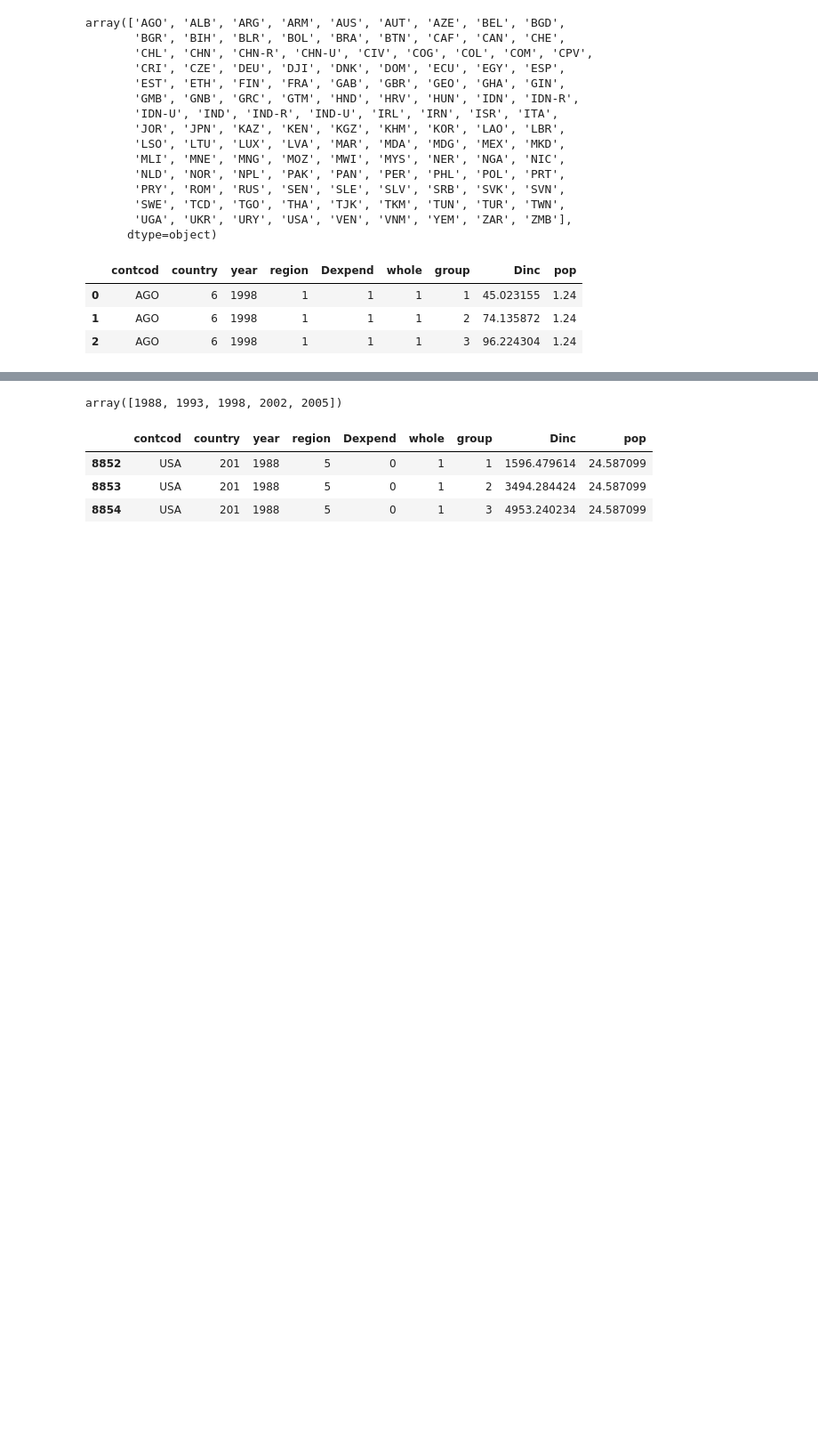
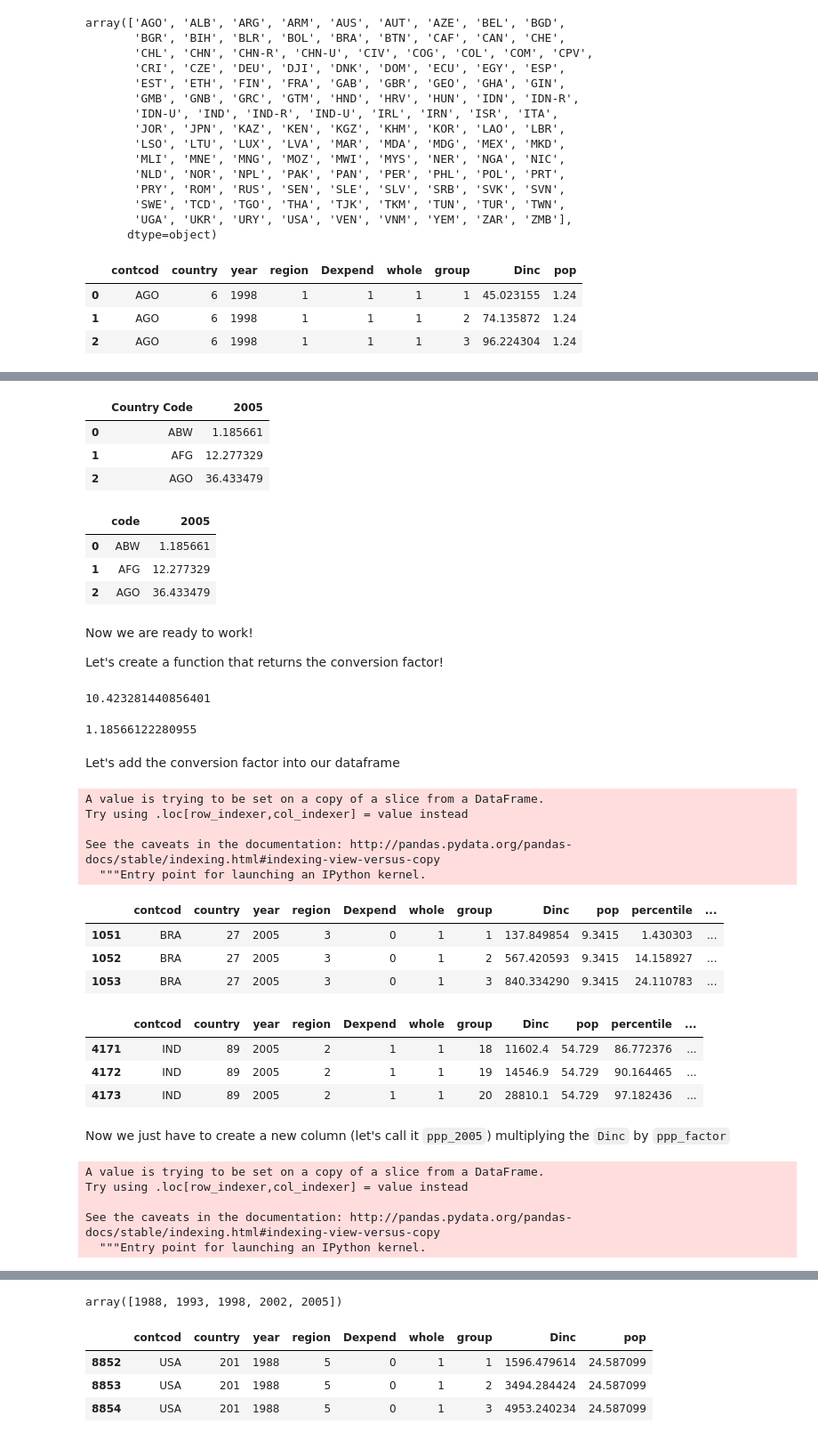
Before and after one commit to whyboris/Global-Income-Distribution, a Jupyter notebook: world_income_distribution.ipynb, the cells around one changed output, grey strips where cells are left out. Shown: that part at 89% size. Drawn from its saved outputs; the diff is of its cells as text; code cells hidden in the pictures; blank space fills up the shorter version.

```diff
--- a/world_income_distribution.ipynb
+++ b/world_income_distribution.ipynb
@@ -83,0 +132,22 @@ df.head(3)
+# %%
+ppp = ppp[['Country Code', '2005']]
+# %%
+ppp.head(3)
+# %% [output]
+|  | Country Code | 2005 |
+| 0 | ABW | 1.185661 |
+| 1 | AFG | 12.277329 |
+| 2 | AGO | 36.433479 |
+# %%
+ppp.columns = ['code', '2005']
+# %%
+ppp.head(3)
+# %% [output]
+|  | code | 2005 |
+| 0 | ABW | 1.185661 |
+| 1 | AFG | 12.277329 |
+| 2 | AGO | 36.433479 |
+# %% [markdown]
+Now we are ready to work!
+
+Let's create a function that returns the conversion factor!
@@ -83,0 +158,42 @@ df.head(3)
+# %%
+conversion_factor('IND')
+# %% [output]
+10.423281440856401
+# %%
+conversion_factor('ABW')
+# %% [output]
+1.18566122280955
+# %% [markdown]
+Let's add the conversion factor into our dataframe
+# %%
+only2005['ppp_factor'] = only2005.apply(lambda x: conversion_factor(x['contcod']), axis=1)
+# %% [output]
+A value is trying to be set on a copy of a slice from a DataFrame.
+Try using .loc[row_indexer,col_indexer] = value instead
+
+See the caveats in the documentation: http://pandas.pydata.org/pandas-docs/stable/indexing.html#indexing-view-versus-copy
+  """Entry point for launching an IPython kernel.
+# %%
+only2005.head(3)
+# %% [output]
+|  | contcod | country | year | region | Dexpend | whole | group | Dinc | pop | percentile | ... |
+| 1051 | BRA | 27 | 2005 | 3 | 0 | 1 | 1 | 137.849854 | 9.3415 | 1.430303 | ... |
+| 1052 | BRA | 27 | 2005 | 3 | 0 | 1 | 2 | 567.420593 | 9.3415 | 14.158927 | ... |
+| 1053 | BRA | 27 | 2005 | 3 | 0 | 1 | 3 | 840.334290 | 9.3415 | 24.110783 | ... |
+# %%
+only2005.tail(3)
+# %% [output]
+|  | contcod | country | year | region | Dexpend | whole | group | Dinc | pop | percentile | ... |
+| 4171 | IND | 89 | 2005 | 2 | 1 | 1 | 18 | 11602.4 | 54.729 | 86.772376 | ... |
+| 4172 | IND | 89 | 2005 | 2 | 1 | 1 | 19 | 14546.9 | 54.729 | 90.164465 | ... |
+| 4173 | IND | 89 | 2005 | 2 | 1 | 1 | 20 | 28810.1 | 54.729 | 97.182436 | ... |
+# %% [markdown]
+Now we just have to create a new column (let's call it `ppp_2005`) multiplying the `Dinc` by `ppp_factor`
+# %%
+only2005['ppp_2005'] = only2005.apply(lambda x: x['Dinc'] / x['ppp_factor'], axis=1)
+# %% [output]
+A value is trying to be set on a copy of a slice from a DataFrame.
+Try using .loc[row_indexer,col_indexer] = value instead
+
+See the caveats in the documentation: http://pandas.pydata.org/pandas-docs/stable/indexing.html#indexing-view-versus-copy
+  """Entry point for launching an IPython kernel.
```
Also changed, not shown: parts of 43 cells of this notebook.
